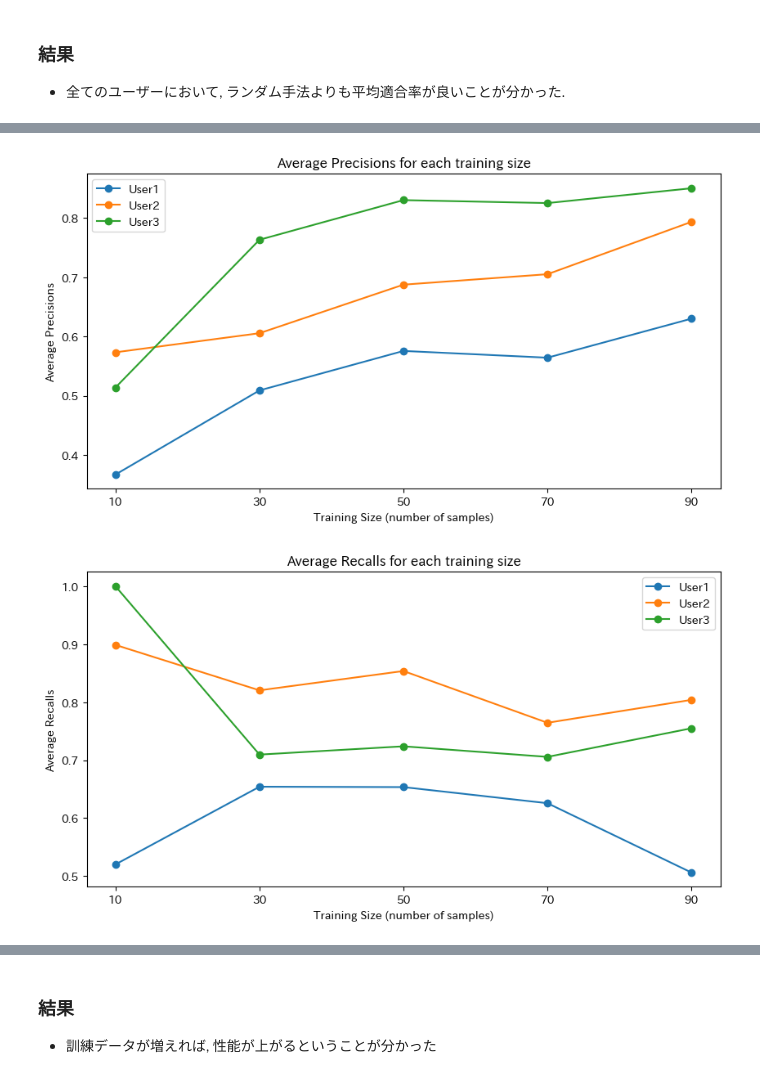
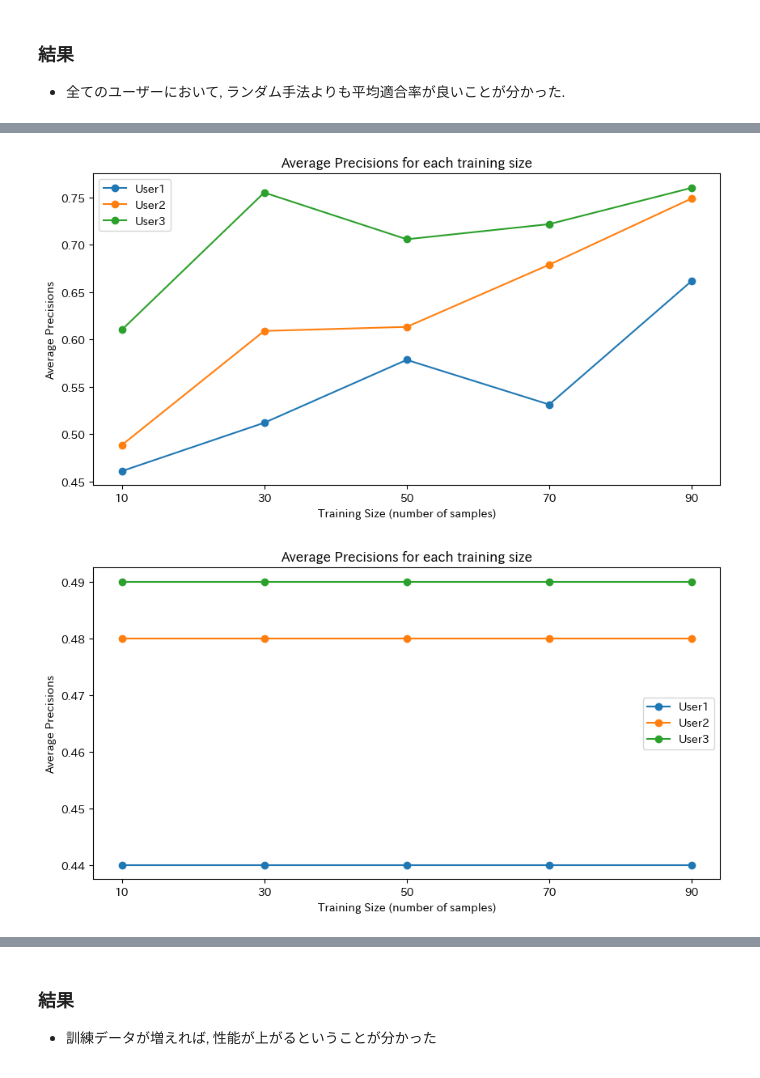
Before and after one commit to Ryosuke1025/RecommenderAlgorithm, a Jupyter notebook: recommender.ipynb, the cells around one changed output, grey strips where cells are left out. Cells and saved outputs as stored; diff of their text form; code cells hidden in the pictures.

```diff
--- a/recommender.ipynb
+++ b/recommender.ipynb
@@ -197,3 +162,10 @@ Mean Random Precision across all folds: 0.49000000000000005
 ### 目的
 - 訓練データを増やした際に, どの程度性能が上がるかどうかを調べる.
+# %%
+final_precisions = {
+    "Random": {"User1": [], "User2": [], "User3": []},
+    "Decision Tree": {"User1": [], "User2": [], "User3": []},
+    "Logistic Regression": {"User1": [], "User2": [], "User3": []},
+    "k-NN": {"User1": [], "User2": [], "User3": []}
+}
 # %%
@@ -354,11 +284,14 @@ plt.show()
 # %%
 from sklearn.neighbors import KNeighborsClassifier
 from sklearn.preprocessing import MinMaxScaler
+from sklearn.model_selection import GridSearchCV
 
-def train(user_ratings_np):
+def train(user_ratings_np, user_name):
 
+    mean_accuracies = {size: [] for size in training_sizes}
     mean_precisions = {size: [] for size in training_sizes}
     mean_recalls = {size: [] for size in training_sizes}
+    mean_f1s = {size: [] for size in training_sizes}
 
     scaler = MinMaxScaler()
 
@@ -372,14 +305,11 @@ def train(user_ratings_np):
     # 価格帯と総合評価の列をスケーリング
     features_scaled[:, [price_index, rating_index]] = scaler.fit_transform(features_scaled[:, [price_index, rating_index]])
 
-    # k-NNモデルの初期化
-    knn = KNeighborsClassifier()
-
     # グリッドサーチ用のパラメータ範囲を設定
-    param_grid = {'n_neighbors': range(1, 20)}
+    param_grid = {'n_neighbors': range(1, 10)}
 
     # グリッドサーチの初期化（KFoldオブジェクトを使用）
-    grid_search = GridSearchCV(knn, param_grid, cv=kf, scoring='accuracy')
+    grid_search = GridSearchCV(KNeighborsClassifier(), param_grid, cv=kf, scoring='accuracy')
 
     # グリッドサーチの実行
     grid_search.fit(features_scaled, user_ratings_np)
@@ -396,55 +326,59 @@ def train(user_ratings_np):
             X_train = features_scaled[train_index[:size]]
             y_train = user_ratings_np[train_index[:size]]
 
             # モデルを訓練
-            # ロジスティック回帰を訓練
             best_knn.fit(X_train, y_train)
 
             # テストデータに対する予測
             predictions = best_knn.predict(X_test)
 
-            # 適合率を計算
             precision = precision_score(y_test, predictions, zero_division=0)
-            # 再現率を計算
             recall = recall_score(y_test, predictions, zero_division=0)
 
             # スコアをリストに追加
             mean_precisions[size].append(precision)
             mean_recalls[size].append(recall)
 
+    results[user_name]["k-NN"]["Precision"].extend(mean_precisions[90])
+    results[user_name]["k-NN"]["Recall"].extend(mean_recalls[90])
+
     # 各訓練サイズについて平均スコアを計算
     final_precisions = [np.mean(mean_precisions[size]) for size in training_sizes]
-    final_recalls = [np.mean(mean_recalls[size]) for size in training_sizes]
 
-    return final_precisions, final_recalls
+    return final_precisions
 
-user1_final_precisions, user1_final_recalls = train(user1_ratings_np)
-user2_final_precisions, user2_final_recalls = train(user2_ratings_np)
-user3_final_precisions, user3_final_recalls = train(user3_ratings_np)
+final_precisions["k-NN"]["User1"] = train(user1_ratings_np, "User1")
+final_precisions["k-NN"]["User2"] = train(user2_ratings_np, "User2")
+final_precisions["k-NN"]["User3"] = train(user3_ratings_np, "User3")
 
 # 適合率をプロット
 plt.figure(figsize=(10, 5))
-plt.plot(training_sizes, user1_final_precisions, label='User1', marker='o')
-plt.plot(training_sizes, user2_final_precisions, label='User2', marker='o')
-plt.plot(training_sizes, user3_final_precisions, label='User3', marker='o')
+plt.plot(training_sizes, final_precisions["k-NN"]["User1"], label='User1', marker='o')
+plt.plot(training_sizes, final_precisions["k-NN"]["User2"], label='User2', marker='o')
+plt.plot(training_sizes, final_precisions["k-NN"]["User3"], label='User3', marker='o')
 plt.title('Average Precisions for each training size')
 plt.xlabel('Training Size (number of samples)')
 plt.ylabel('Average Precisions')
 plt.xticks(training_sizes)
 plt.legend()
 plt.show()
-
-# 再現率をプロット
-plt.figure(figsize=(10, 5))
-plt.plot(training_sizes, user1_final_recalls, label='User1', marker='o')
-plt.plot(training_sizes, user2_final_recalls, label='User2', marker='o')
-plt.plot(training_sizes, user3_final_recalls, label='User3', marker='o')
-plt.title('Average Recalls for each training size')
-plt.xlabel('Training Size (number of samples)')
-plt.ylabel('Average Recalls')
-plt.xticks(training_sizes)
-plt.legend()
-plt.show()
 # %% [output]
-[figure, old version]
+[figure, new version]
-[figure, removed]
+# %%
+final_precisions["Random"]["User1"] = [np.mean(results["User1"]["Random"]["Precision"])]*5
+final_precisions["Random"]["User2"] = [np.mean(results["User2"]["Random"]["Precision"])]*5
+final_precisions["Random"]["User3"] = [np.mean(results["User3"]["Random"]["Precision"])]*5
+
+# 適合率をプロット
+plt.figure(figsize=(10, 5))
+plt.plot(training_sizes, final_precisions["Random"]["User1"], label='User1', marker='o')
+plt.plot(training_sizes, final_precisions["Random"]["User2"], label='User2', marker='o')
+plt.plot(training_sizes, final_precisions["Random"]["User3"], label='User3', marker='o')
+plt.title('Average Precisions for each training size')
+plt.xlabel('Training Size (number of samples)')
+plt.ylabel('Average Precisions')
+plt.xticks(training_sizes)
+plt.legend()
+plt.show()
+# %% [output]
+[figure, added]
```
Also changed, not shown: parts of 12 cells of this notebook, 1 other file.
